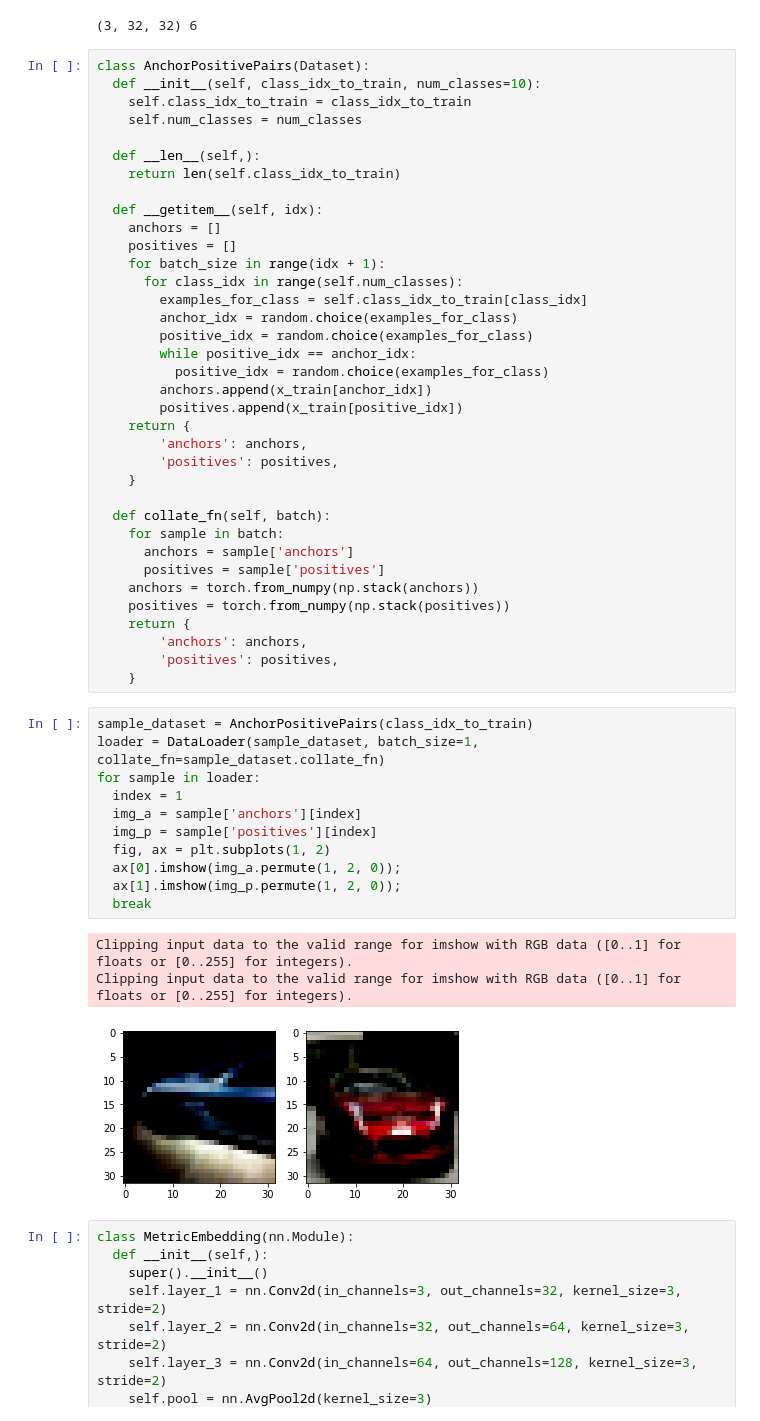
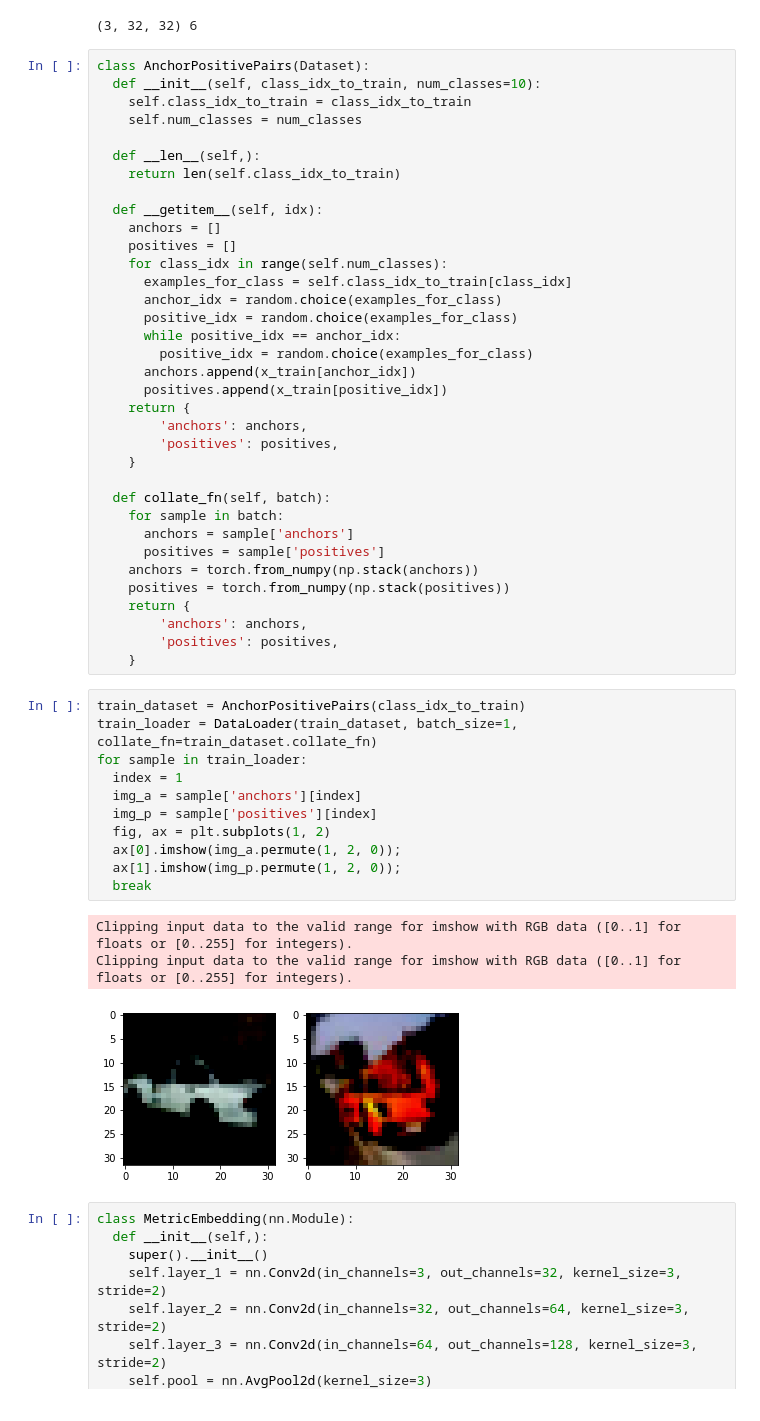
Before and after one commit to vishal-burman/PyTorch-Architectures, a Jupyter notebook: misc/Metric_Learning.ipynb, the cells around one changed output. Drawn from its saved outputs; the diff is of its cells as text.

```diff
--- a/misc/Metric_Learning.ipynb
+++ b/misc/Metric_Learning.ipynb
@@ -72,15 +74,14 @@ class AnchorPositivePairs(Dataset):
   def __getitem__(self, idx):
     anchors = []
     positives = []
-    for batch_size in range(idx + 1):
-      for class_idx in range(self.num_classes):
-        examples_for_class = self.class_idx_to_train[class_idx]
-        anchor_idx = random.choice(examples_for_class)
+    for class_idx in range(self.num_classes):
+      examples_for_class = self.class_idx_to_train[class_idx]
+      anchor_idx = random.choice(examples_for_class)
+      positive_idx = random.choice(examples_for_class)
+      while positive_idx == anchor_idx:
         positive_idx = random.choice(examples_for_class)
-        while positive_idx == anchor_idx:
-          positive_idx = random.choice(examples_for_class)
-        anchors.append(x_train[anchor_idx])
-        positives.append(x_train[positive_idx])
+      anchors.append(x_train[anchor_idx])
+      positives.append(x_train[positive_idx])
     return {
         'anchors': anchors,
         'positives': positives,
@@ -97,20 +98,20 @@ class AnchorPositivePairs(Dataset):
         'positives': positives,
     }
 # %%
-sample_dataset = AnchorPositivePairs(class_idx_to_train)
-loader = DataLoader(sample_dataset, batch_size=1, collate_fn=sample_dataset.collate_fn)
-for sample in loader:
+train_dataset = AnchorPositivePairs(class_idx_to_train)
+train_loader = DataLoader(train_dataset, batch_size=1, collate_fn=train_dataset.collate_fn)
+for sample in train_loader:
   index = 1
   img_a = sample['anchors'][index]
   img_p = sample['positives'][index]
   fig, ax = plt.subplots(1, 2)
   ax[0].imshow(img_a.permute(1, 2, 0));
   ax[1].imshow(img_p.permute(1, 2, 0));
   break
 # %% [output]
 Clipping input data to the valid range for imshow with RGB data ([0..1] for floats or [0..255] for integers).
 Clipping input data to the valid range for imshow with RGB data ([0..1] for floats or [0..255] for integers).
-[figure, old version]
+[figure, new version]
 # %%
 class MetricEmbedding(nn.Module):
   def __init__(self,):
```
Also changed, not shown: parts of 8 cells of this notebook.
